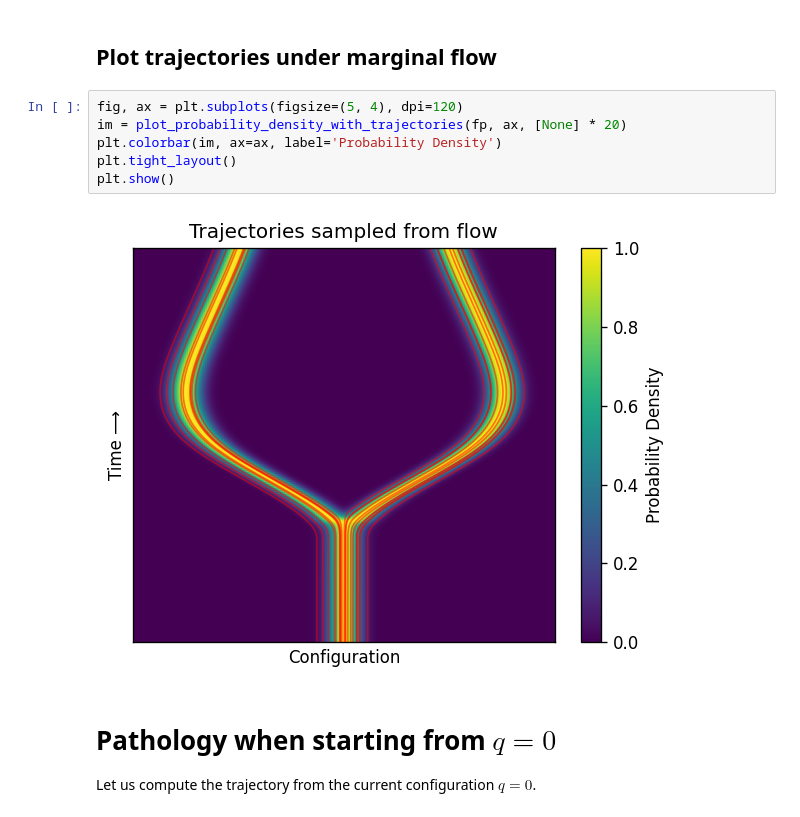
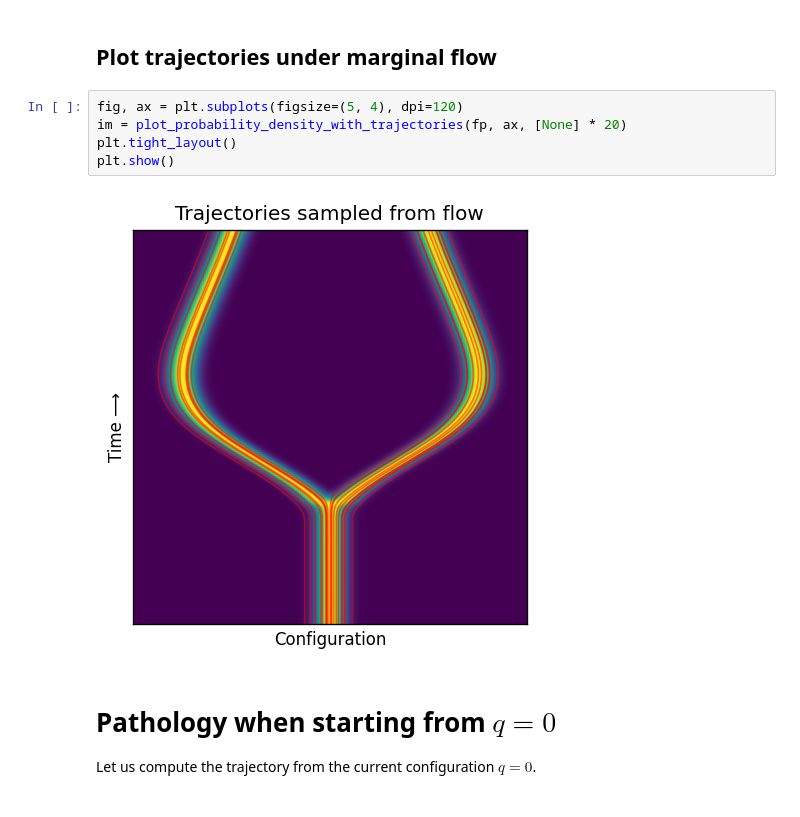
Before and after one commit to siddancha/streaming-flow-policy, a Jupyter notebook: flow_policy/toy/notebooks/deterministic/wine-glass-demos.ipynb, the cells around one changed output. Cells and saved outputs as stored; diff of their text form.

```diff
--- a/flow_policy/toy/notebooks/deterministic/wine-glass-demos.ipynb
+++ b/flow_policy/toy/notebooks/deterministic/wine-glass-demos.ipynb
@@ -197,11 +192,10 @@ plt.show()
 # %%
 fig, ax = plt.subplots(figsize=(5, 4), dpi=120)
 im = plot_probability_density_with_trajectories(fp, ax, [None] * 20)
-plt.colorbar(im, ax=ax, label='Probability Density')
 plt.tight_layout()
 plt.show()
 # %% [output]
-[figure, old version]
+[figure, new version]
 # %% [markdown]
 # Pathology when starting from $q=0$
 
```
Also changed, not shown: parts of 6 cells of this notebook, 2 other files.
